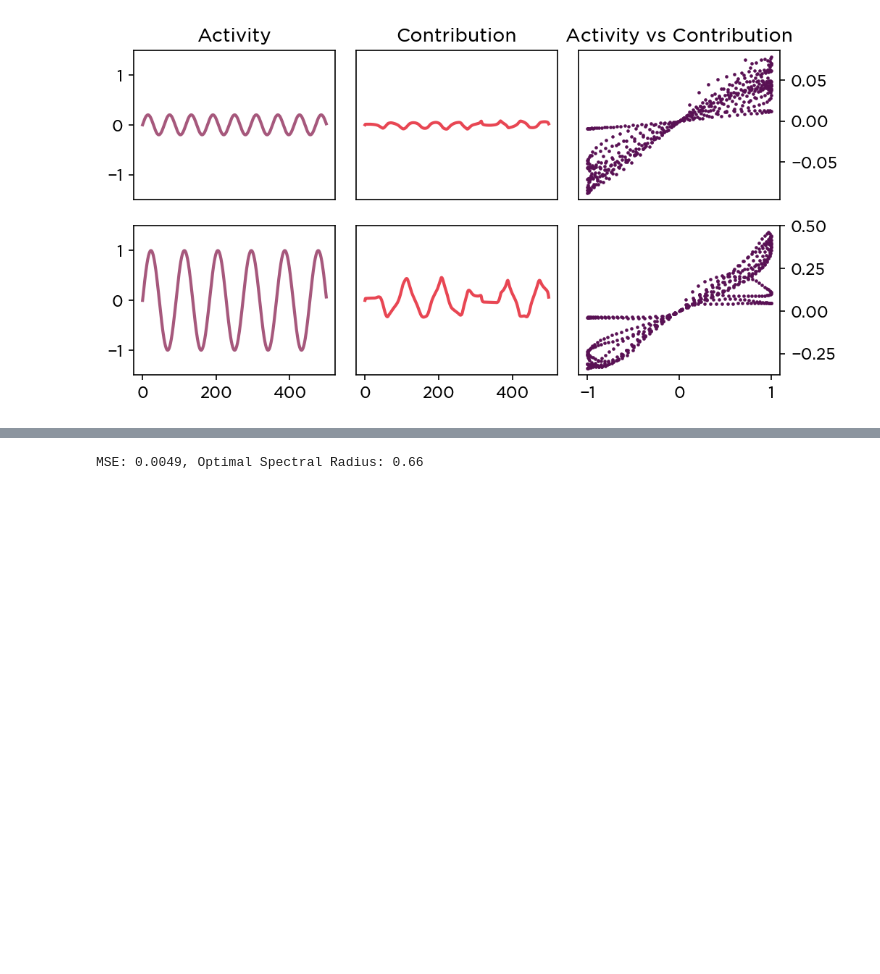
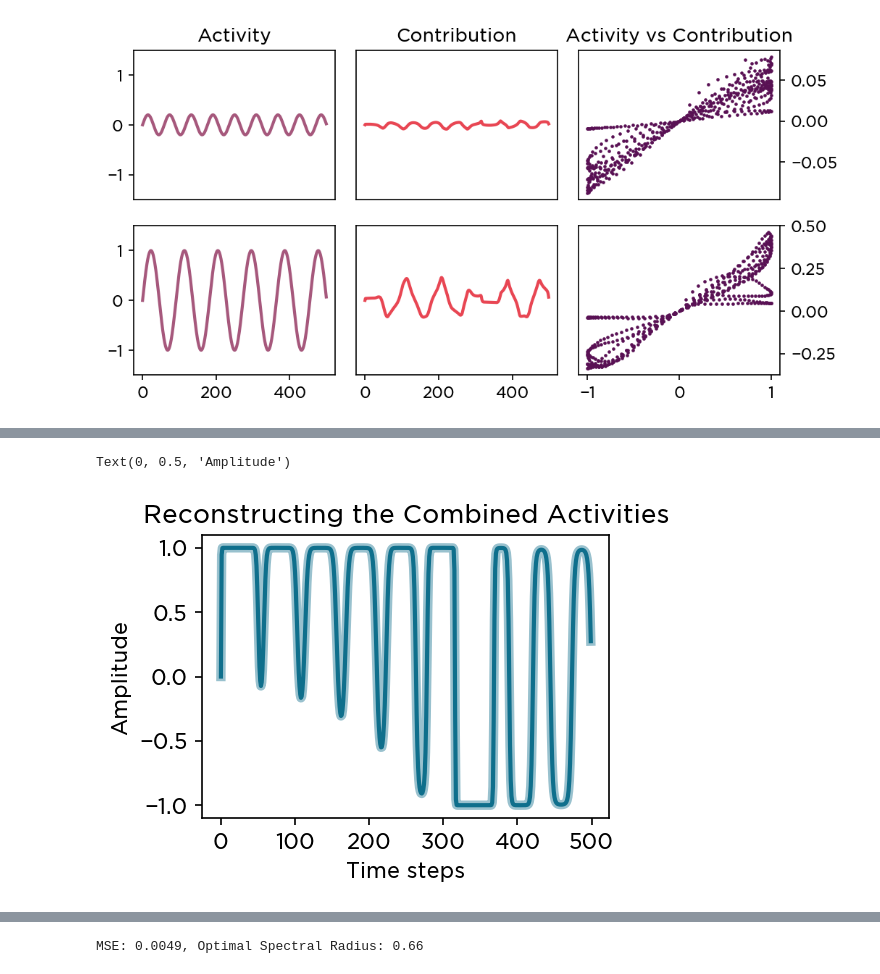
Before and after one commit to kuffmode/Neural-activity-vs-causal-contributions, a Jupyter notebook: causal_modes.ipynb, the cells around one changed output, grey strips where cells are left out. Saved outputs shown, nothing was run; the diff lists cells and outputs as text; code cells hidden in the pictures; blank space fills up the shorter version.

```diff
--- a/causal_modes.ipynb
+++ b/causal_modes.ipynb
@@ -255,0 +296,10 @@ axes['E'].title.set_text('Activity vs Contribution')
+# %%
+plt.figure(figsize=(3.5,2.5),dpi=150)
+plt.plot(non_linear_case([]),c=my_colors[0],lw=2,alpha=0.9)
+plt.plot(nonlinear_modes.sum(1),c=my_colors[0],lw=4.5,alpha=0.4)
+plt.title("Reconstructing the Combined Activities")
+plt.xlabel("Time steps")
+plt.ylabel("Amplitude")
+# %% [output]
+Text(0, 0.5, 'Amplitude')
+[figure, added]
```
Also changed, not shown: parts of 44 cells of this notebook.
